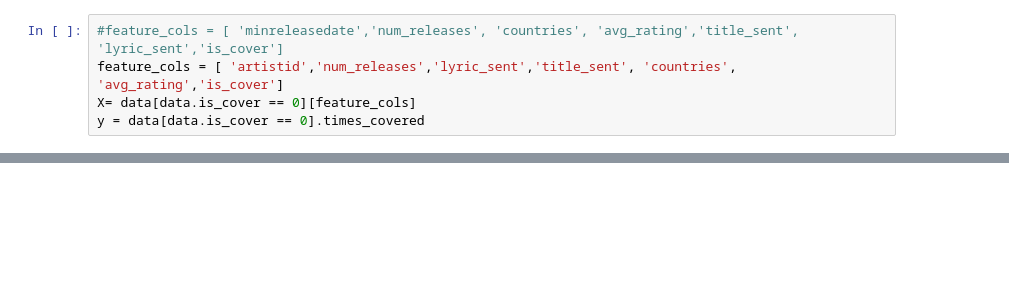
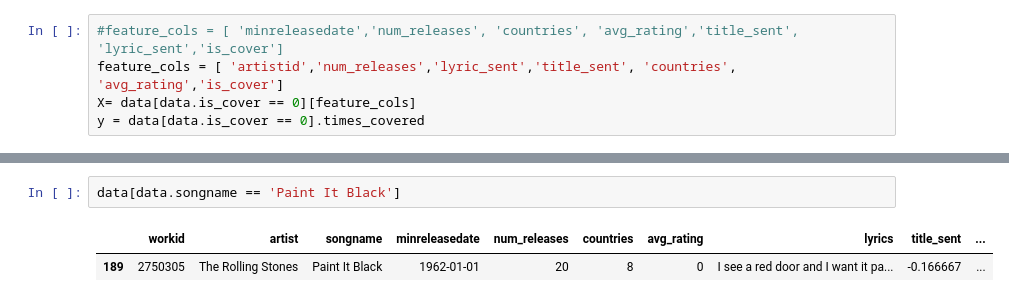
Before and after one commit to maxrose61/GA_DS, a Jupyter notebook: FInal_Project/Quantifying_Influence_Analysis_maxrose_DSFinal.ipynb, the cells around one changed output, grey strips where cells are left out. Saved outputs shown, nothing was run; the diff lists cells and outputs as text; blank space fills up the shorter version.

```diff
--- a/FInal_Project/Quantifying_Influence_Analysis_maxrose_DSFinal.ipynb
+++ b/FInal_Project/Quantifying_Influence_Analysis_maxrose_DSFinal.ipynb
@@ -59,0 +76,5 @@ AttributeError: 'RandomForestClassifier' object has no attribute 'oob_score_'
+# %%
+data[data.songname == 'Paint It Black']
+# %% [output]
+|  | workid | artist | songname | minreleasedate | num_releases | countries | avg_rating | lyrics | title_sent | ... |
+| 189 | 2750305 | The Rolling Stones | Paint It Black | 1962-01-01 | 20 | 8 | 0 | I see a red door and I want it pa... | -0.166667 | ... |
```
Also changed, not shown: parts of 11 cells of this notebook, 8 other files.
